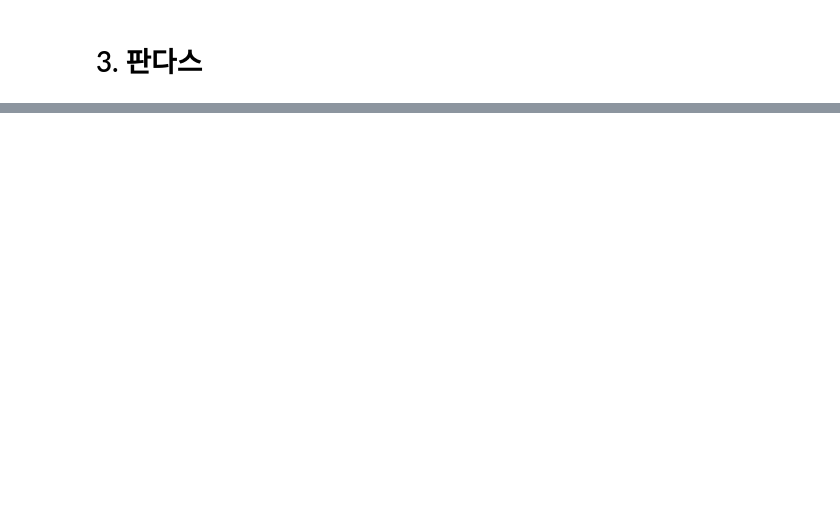
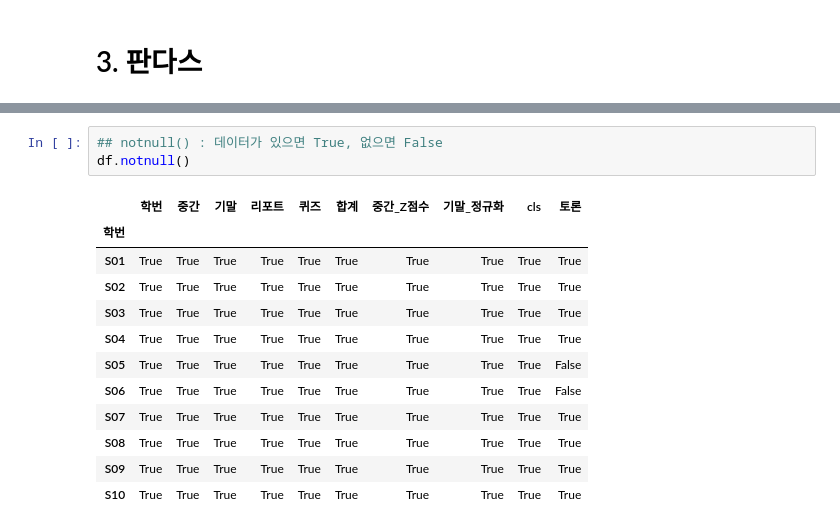
Before and after one commit to choiyun9yu/DataAnalysis, a Jupyter notebook: 빅분기실기/ex01_기초문법.ipynb, the cells around one changed output, grey strips where cells are left out. Drawn from its saved outputs; the diff is of its cells as text; blank space fills up the shorter version.

```diff
--- a/빅분기실기/ex01_기초문법.ipynb
+++ b/빅분기실기/ex01_기초문법.ipynb
@@ -110,0 +553,16 @@ dict_items([(1, 'a'), (2, 'b'), (3, 'c')])
+# %%
+## notnull() : 데이터가 있으면 True, 없으면 False
+df.notnull()
+# %% [output]
+|  | 학번 | 중간 | 기말 | 리포트 | 퀴즈 | 합계 | 중간_Z점수 | 기말_정규화 | cls | 토론 |
+| 학번 |  |  |  |  |  |  |  |  |  |  |
+| S01 | True | True | True | True | True | True | True | True | True | True |
+| S02 | True | True | True | True | True | True | True | True | True | True |
+| S03 | True | True | True | True | True | True | True | True | True | True |
+| S04 | True | True | True | True | True | True | True | True | True | True |
+| S05 | True | True | True | True | True | True | True | True | True | False |
+| S06 | True | True | True | True | True | True | True | True | True | False |
+| S07 | True | True | True | True | True | True | True | True | True | True |
+| S08 | True | True | True | True | True | True | True | True | True | True |
+| S09 | True | True | True | True | True | True | True | True | True | True |
+| S10 | True | True | True | True | True | True | True | True | True | True |
```
Also changed, not shown: parts of 32 cells of this notebook, 41 other files.
